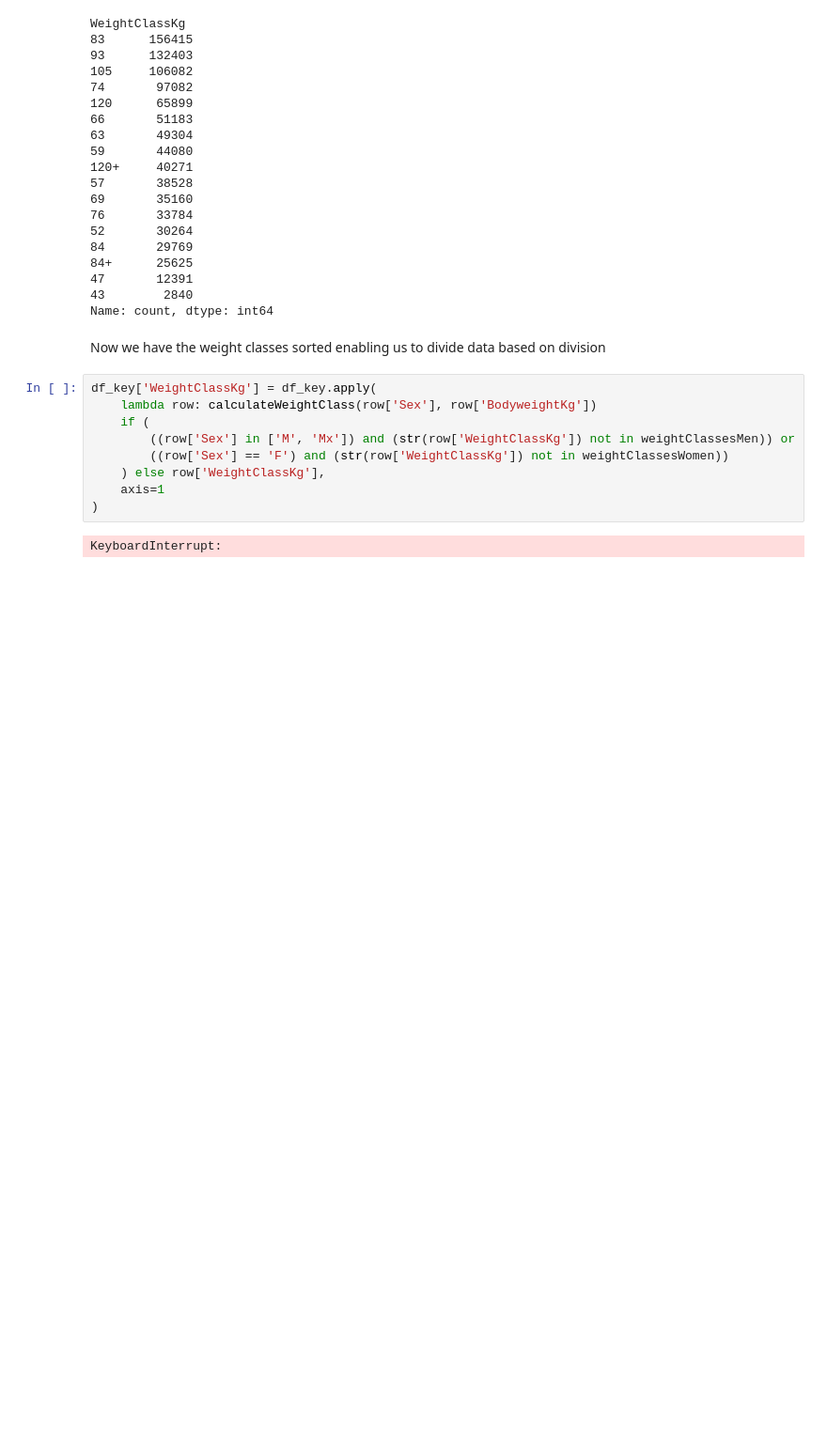
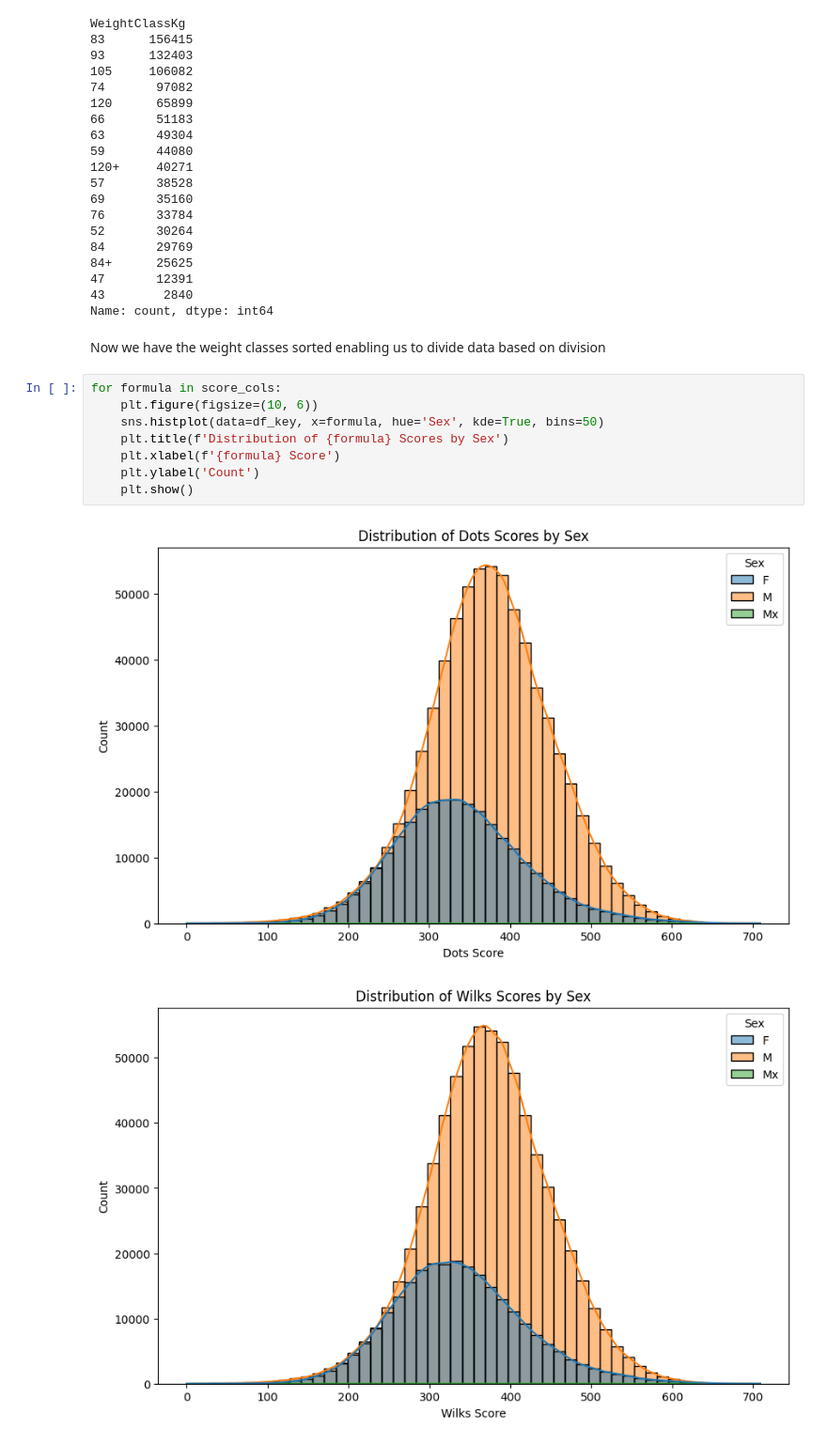
Before and after one commit to Husain-Althagafi/OpenIPF-Analysis, a Jupyter notebook: main.ipynb, the cells around one changed output. Shown at 94% size. Saved outputs shown, nothing was run; the diff lists cells and outputs as text; blank space fills up the shorter version.

Commit message:
did a bunch of plots, i am realizing that i didnt consider different equipement types tho so i will need to reasses somethings, though ti shoundt be a big problem for overarching trends

```diff
--- a/main.ipynb
+++ b/main.ipynb
@@ -934,13 +934,13 @@ Name: count, dtype: int64
 # %% [markdown]
 Now we have the weight classes sorted enabling us to divide data based on division
 # %%
-df_key['WeightClassKg'] = df_key.apply(
-    lambda row: calculateWeightClass(row['Sex'], row['BodyweightKg'])
-    if (
-        ((row['Sex'] in ['M', 'Mx']) and (str(row['WeightClassKg']) not in weightClassesMen)) or
-        ((row['Sex'] == 'F') and (str(row['WeightClassKg']) not in weightClassesWomen))
-    ) else row['WeightClassKg'],
-    axis=1
-)
+for formula in score_cols:
+    plt.figure(figsize=(10, 6))
+    sns.histplot(data=df_key, x=formula, hue='Sex', kde=True, bins=50)
+    plt.title(f'Distribution of {formula} Scores by Sex')
+    plt.xlabel(f'{formula} Score')
+    plt.ylabel('Count')
+    plt.show()
 # %% [output]
-KeyboardInterrupt:
+[figure, added]
+[figure, added]
```
Also changed, not shown: parts of 16 cells of this notebook.
